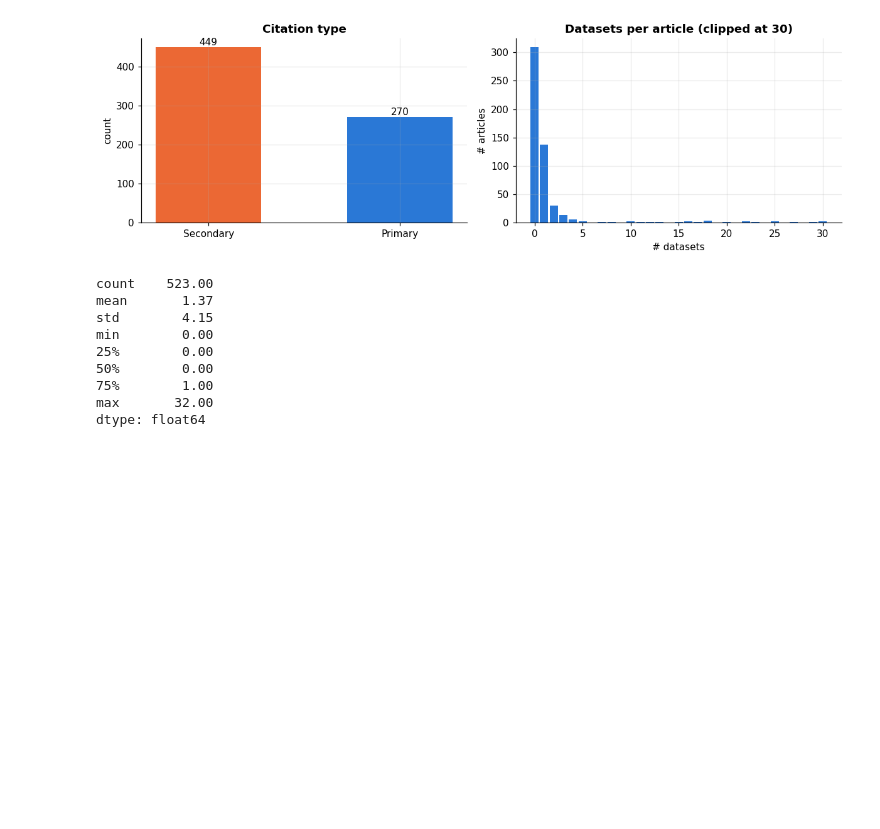
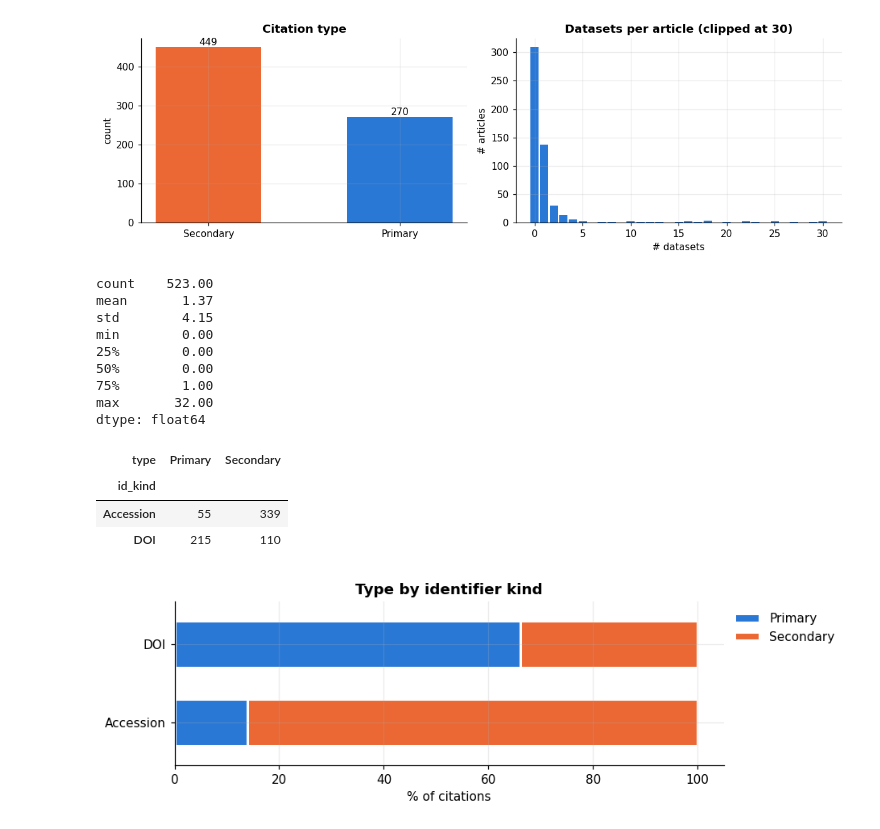
Before and after one commit to ummugulsumciftci/GROUP30_CENG313, a Jupyter notebook: assignment1_eda_baseline.ipynb, the cells around one changed output. Cells and saved outputs as stored; diff of their text form; code cells hidden in the pictures; blank space fills up the shorter version.

```diff
--- a/assignment1_eda_baseline.ipynb
+++ b/assignment1_eda_baseline.ipynb
@@ -144,3 +144,18 @@ min        0.00
 75%        1.00
 max       32.00
 dtype: float64
+# %%
+gold["id_kind"] = np.where(gold.dataset_id.str.contains(r"10\.\d{4,9}/"), "DOI", "Accession")
+ct = pd.crosstab(gold.id_kind, gold.type)
+display(ct)
+
+ax = (ct.div(ct.sum(1), axis=0) * 100).plot.barh(stacked=True, figsize=(8, 2.4),
+        color=[C[c] for c in ct.columns], width=.6, edgecolor="white", linewidth=2)
+ax.set_xlabel("% of citations"); ax.set_ylabel(""); ax.set_title("Type by identifier kind")
+ax.legend(frameon=False, bbox_to_anchor=(1, 1)); plt.show()
+# %% [output]
+| type | Primary | Secondary |
+| id_kind |  |  |
+| Accession | 55 | 339 |
+| DOI | 215 | 110 |
+[figure, added]
```
Also changed, not shown: parts of 10 cells of this notebook.
